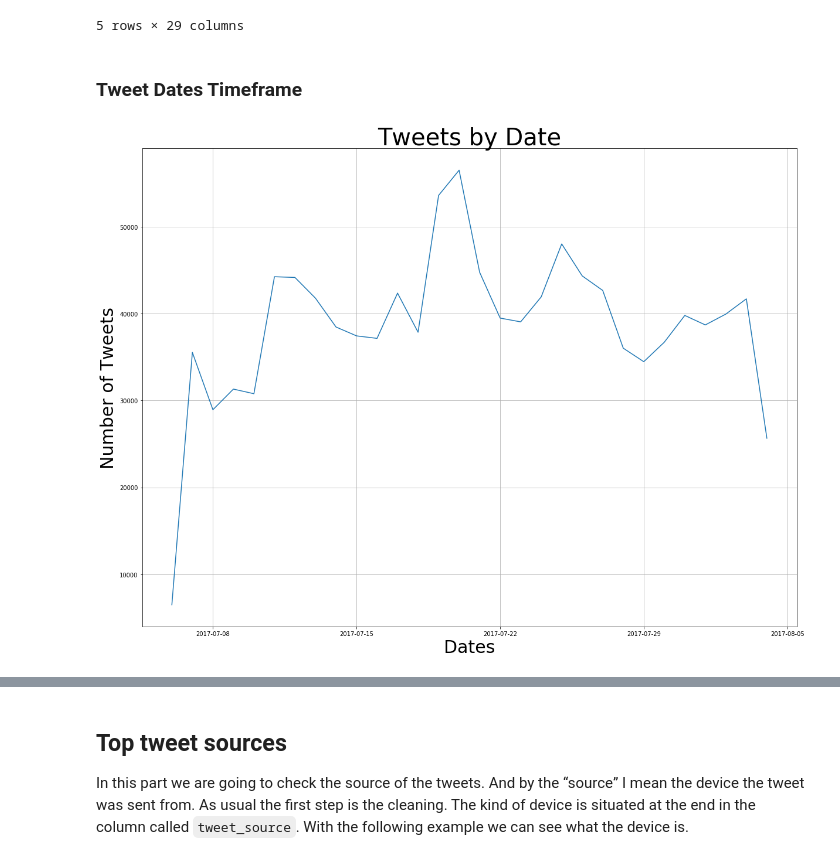
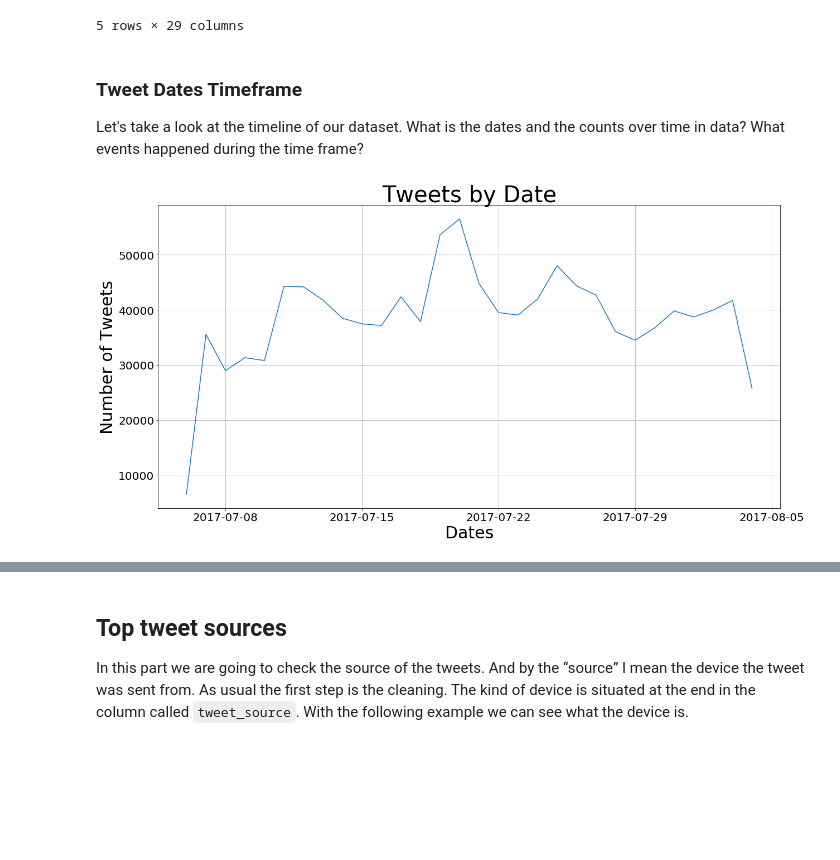
Before and after one commit to adamstueckrath/SyriaProject, a Jupyter notebook: web_scrapers/twitter_data_analysis_v2.ipynb, the cells around one changed output, grey strips where cells are left out. Drawn from its saved outputs; the diff is of its cells as text; code cells hidden in the pictures; blank space fills up the shorter version.

Commit message:
more visualizations

```diff
--- a/web_scrapers/twitter_data_analysis_v2.ipynb
+++ b/web_scrapers/twitter_data_analysis_v2.ipynb
@@ -404,8 +413,9 @@ tweets_no_rts_df.head()
 | 3 | 595e82d713bbf01307babbc6 | 883031512031125505 | 2017-07-06 18:34:53 | NaN | NaN | NaN | NaN | ... |
 | 4 | 595e82d713bbf01307babbc7 | 883031514803560448 | 2017-07-06 18:34:53 | NaN | NaN | NaN | NaN | ... |
 5 rows × 29 columns
-# %% [markdown]
-### Tweet Dates Timeframe
+# %% [markdown]
+### Tweet Dates Timeframe
+Let's take a look at the timeline of our dataset. What is the dates and the counts over time in data? What events happened during the time frame?
 # %%
 # group tweet dates and counts
 tweet_dates_group_df = tweets_no_rts_df['tweet_created_at'] \
@@ -413,14 +423,17 @@ tweet_dates_group_df = tweets_no_rts_df['tweet_created_at'] \
                        .agg('count')
 # %%
 # plot the grouped dates
-tweet_dates_group_df.plot(kind="line", figsize=(20, 15))
+tweet_dates_group_df.plot(kind="line", figsize=(20, 10))
 plt.title('Tweets by Date', size = 40)
 plt.ylabel('Number of Tweets', size = 30)
+plt.yticks(size=20)
 plt.xlabel('Dates', size = 30)
+plt.xticks(size=20)
 plt.grid(True)
+plt.savefig('/Users/adamstueckrath/Desktop/tweet_timeframe.png')
 plt.show()
 # %% [output]
-[figure, old version]
+[figure, new version]
 # %% [markdown]
 Here's a list of events that happened during this timeframe: <br />
 
```
Also changed, not shown: parts of 26 cells of this notebook.
